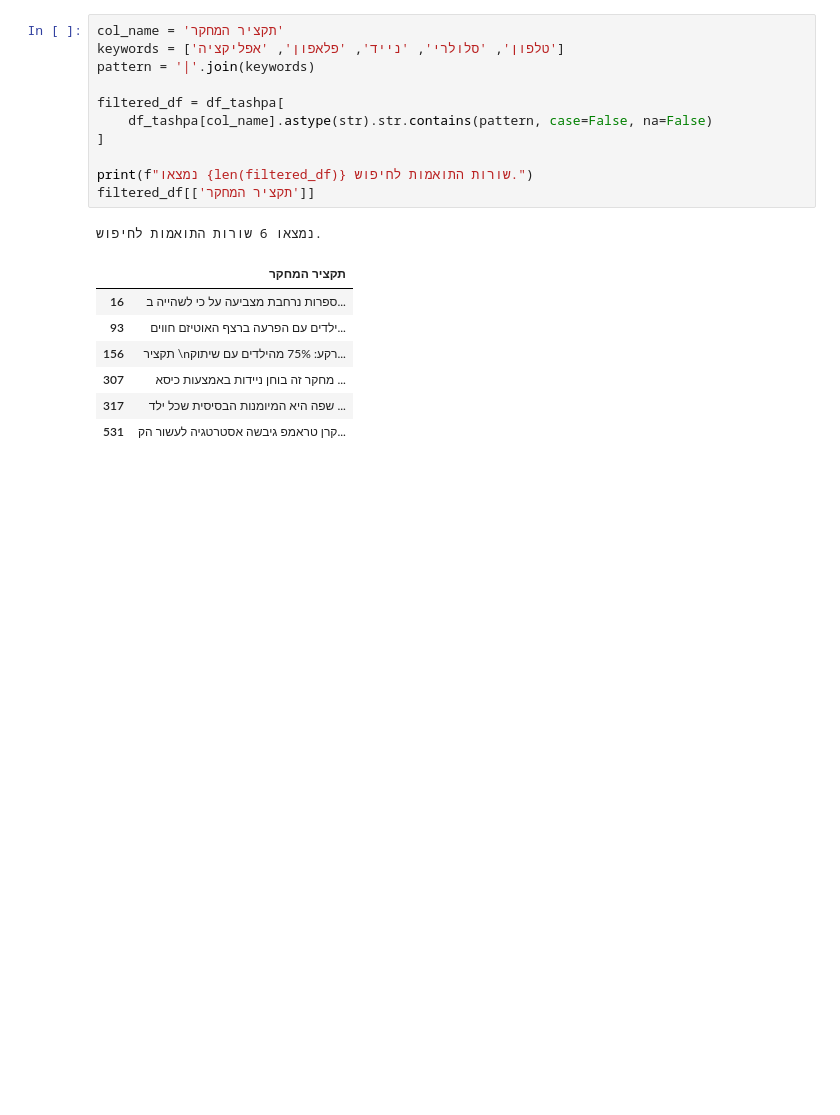
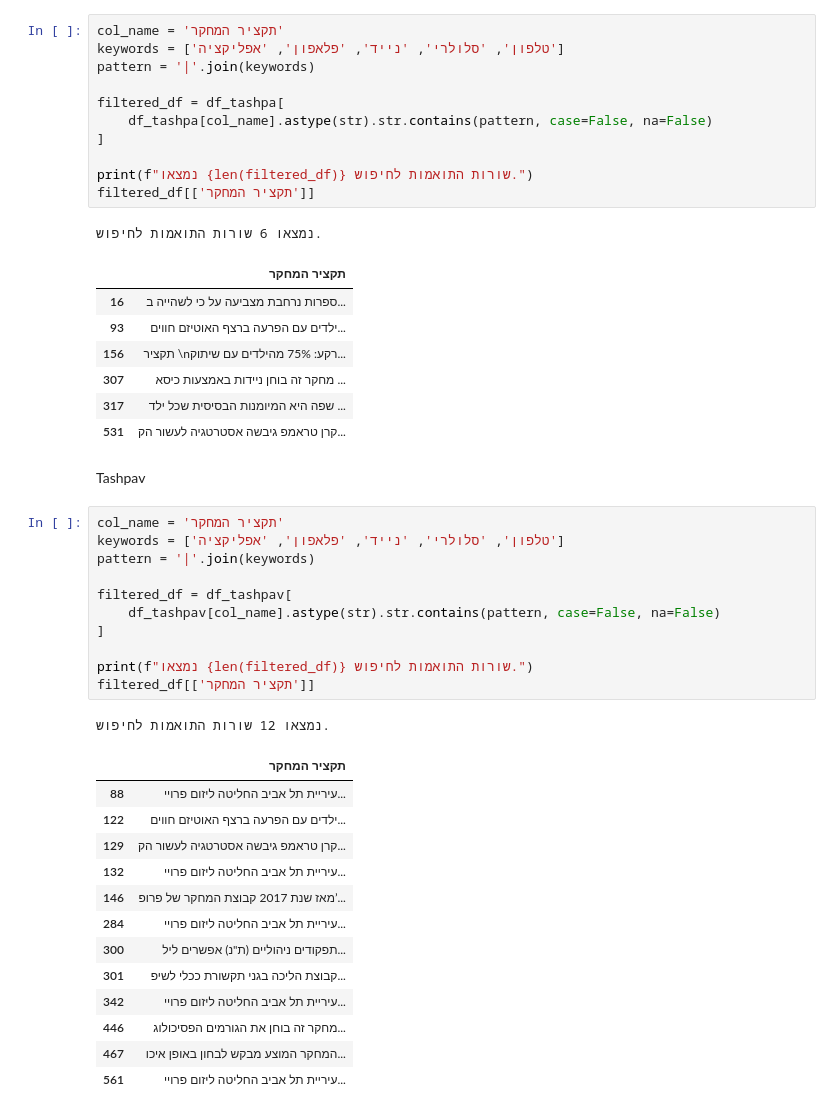
Before and after one commit to idowein/MOECSO, a Jupyter notebook: Regulation_data_science/meidaon_rosh_hashana.ipynb, the cells around one changed output. Cells and saved outputs as stored; diff of their text form; blank space fills up the shorter version.

Commit message:
finding realevant in tashpav

```diff
--- a/Regulation_data_science/meidaon_rosh_hashana.ipynb
+++ b/Regulation_data_science/meidaon_rosh_hashana.ipynb
@@ -606,3 +608,31 @@ filtered_df[['תקציר המחקר']]
 | 307 | מחקר זה בוחן ניידות באמצעות כיסא ... |
 | 317 | שפה היא המיומנות הבסיסית שכל ילד ... |
 | 531 | קרן טראמפ גיבשה אסטרטגיה לעשור הק... |
+# %% [markdown]
+Tashpav
+# %%
+col_name = 'תקציר המחקר'
+keywords = ['טלפון', 'סלולרי', 'נייד', 'פלאפון', 'אפליקציה']
+pattern = '|'.join(keywords)
+
+filtered_df = df_tashpav[
+    df_tashpav[col_name].astype(str).str.contains(pattern, case=False, na=False)
+]
+
+print(f"נמצאו {len(filtered_df)} שורות התואמות לחיפוש.")
+filtered_df[['תקציר המחקר']]
+# %% [output]
+נמצאו 12 שורות התואמות לחיפוש.
+|  | תקציר המחקר |
+| 88 | עיריית תל אביב החליטה ליזום פרויי... |
+| 122 | ילדים עם הפרעה ברצף האוטיזם חווים... |
+| 129 | קרן טראמפ גיבשה אסטרטגיה לעשור הק... |
+| 132 | עיריית תל אביב החליטה ליזום פרויי... |
+| 146 | מאז שנת 2017 קבוצת המחקר של פרופ’... |
+| 284 | עיריית תל אביב החליטה ליזום פרויי... |
+| 300 | תפקודים ניהוליים (ת"נ) אפשרים ליל... |
+| 301 | קבוצת הליכה בגני תקשורת ככלי לשיפ... |
+| 342 | עיריית תל אביב החליטה ליזום פרויי... |
+| 446 | מחקר זה בוחן את הגורמים הפסיכולוג... |
+| 467 | המחקר המוצע מבקש לבחון באופן איכו... |
+| 561 | עיריית תל אביב החליטה ליזום פרויי... |
```
Also changed, not shown: parts of 1 cell of this notebook.
